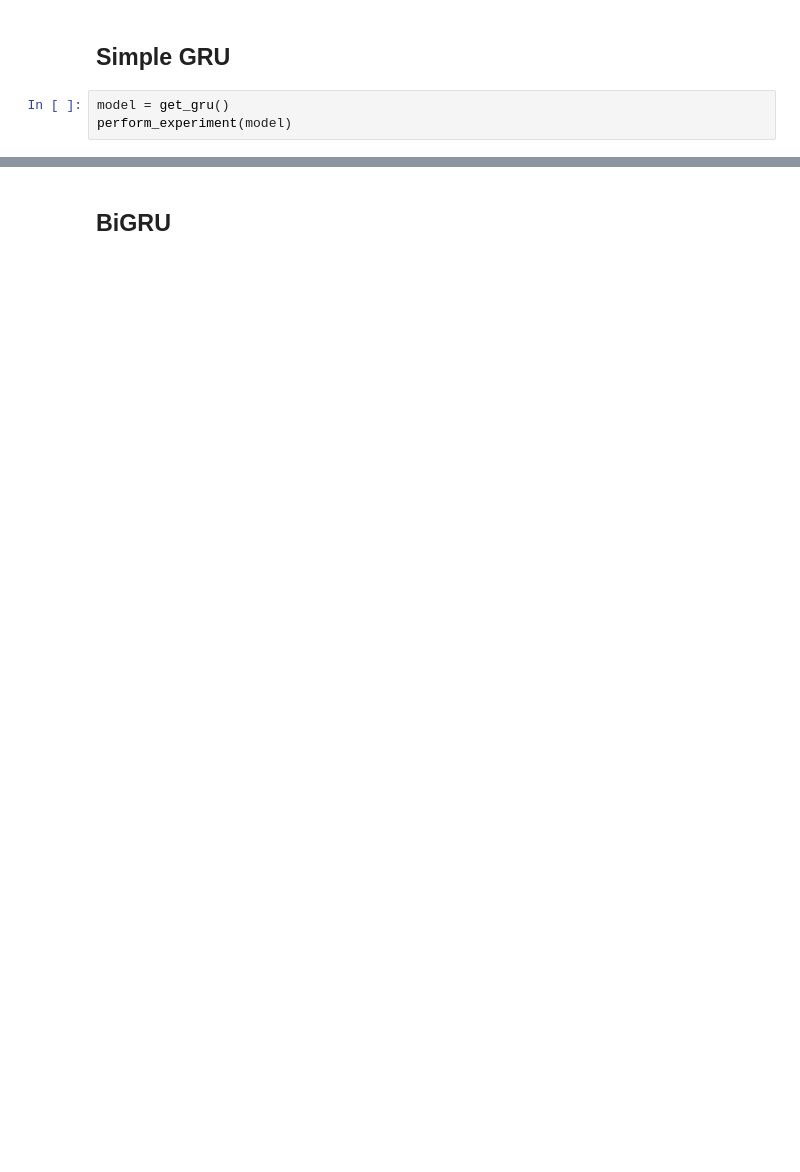
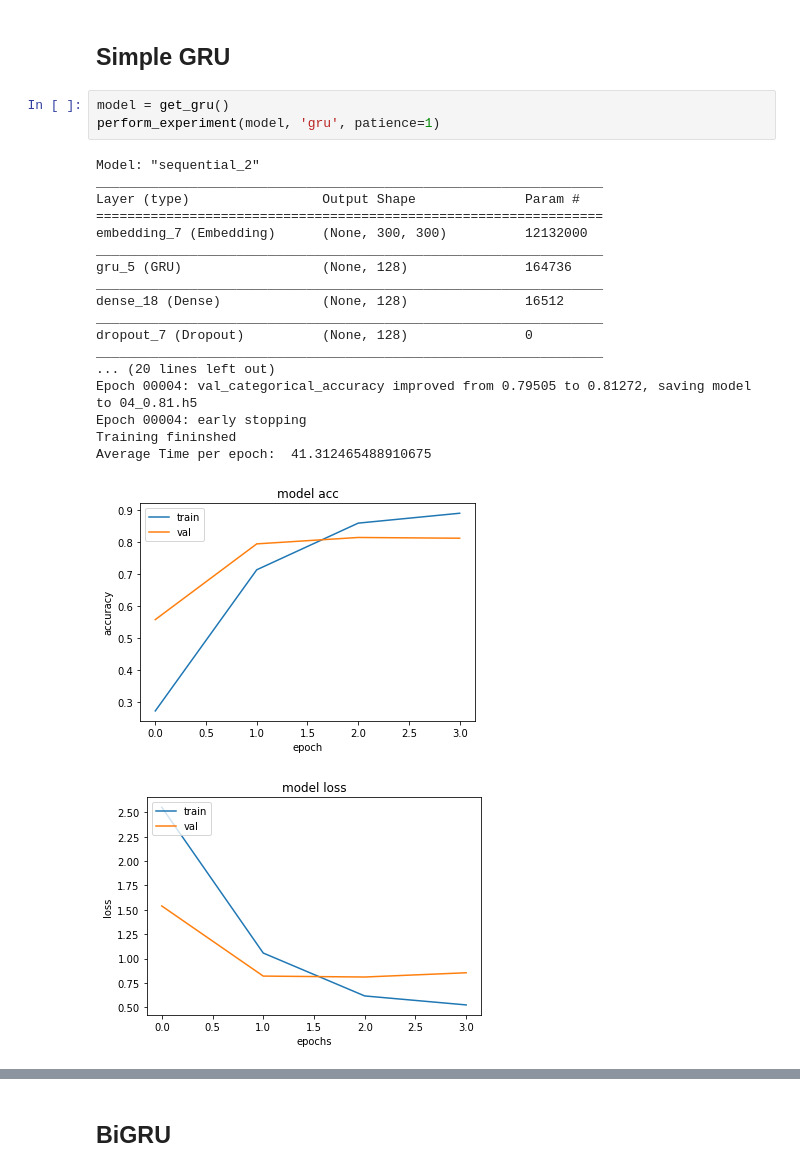
Before and after one commit to QuickLearner171998/Weighted-RNN-for-News-Text-Classification, a Jupyter notebook: WRNN_News_Text_Classification.ipynb, the cells around one changed output, grey strips where cells are left out. Cells and saved outputs as stored; diff of their text form; blank space fills up the shorter version.

```diff
--- a/WRNN_News_Text_Classification.ipynb
+++ b/WRNN_News_Text_Classification.ipynb
@@ -442,4 +488,24 @@ perform_experiment(model)
 ## Simple GRU
 # %%
 model = get_gru()
-perform_experiment(model)
+perform_experiment(model, 'gru', patience=1)
+# %% [output]
+Model: "sequential_2"
+_________________________________________________________________
+Layer (type)                 Output Shape              Param #
+=================================================================
+embedding_7 (Embedding)      (None, 300, 300)          12132000
+_________________________________________________________________
+gru_5 (GRU)                  (None, 128)               164736
+_________________________________________________________________
+dense_18 (Dense)             (None, 128)               16512
+_________________________________________________________________
+dropout_7 (Dropout)          (None, 128)               0
+_________________________________________________________________
+... (20 lines left out)
+Epoch 00004: val_categorical_accuracy improved from 0.79505 to 0.81272, saving model to 04_0.81.h5
+Epoch 00004: early stopping
+Training fininshed
+Average Time per epoch:  41.312465488910675
+[figure, added]
+[figure, added]
```
Also changed, not shown: parts of 19 cells of this notebook.
